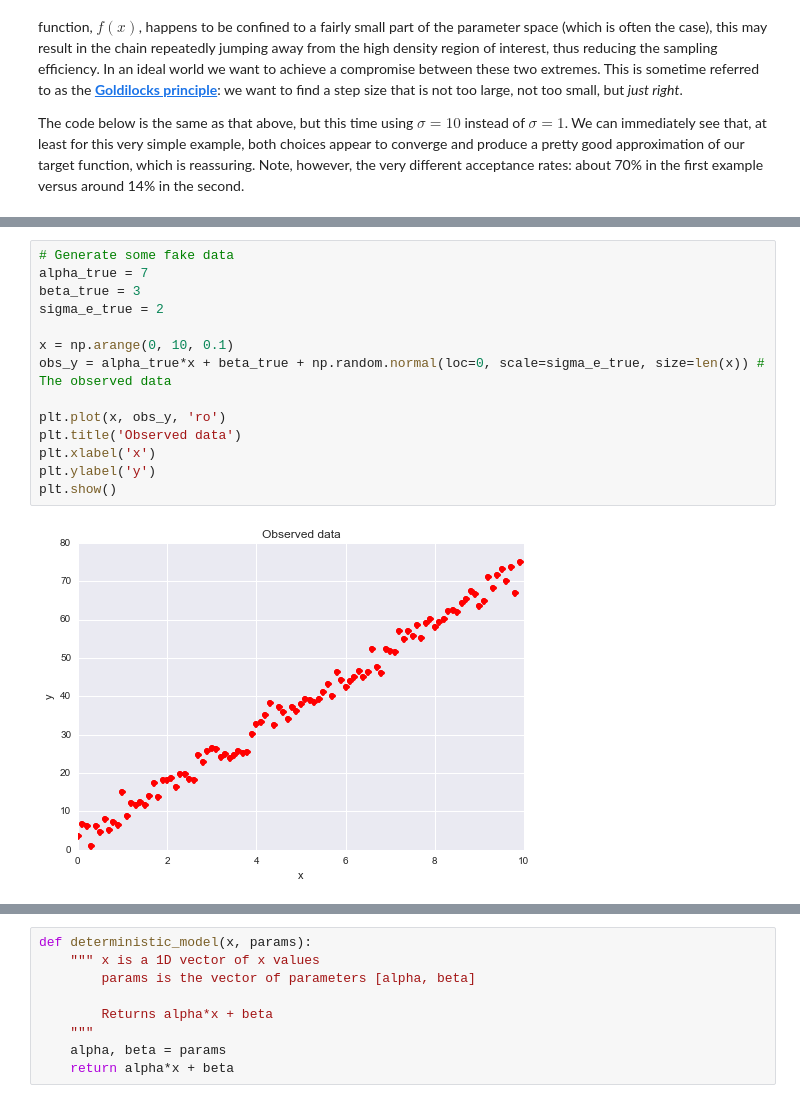
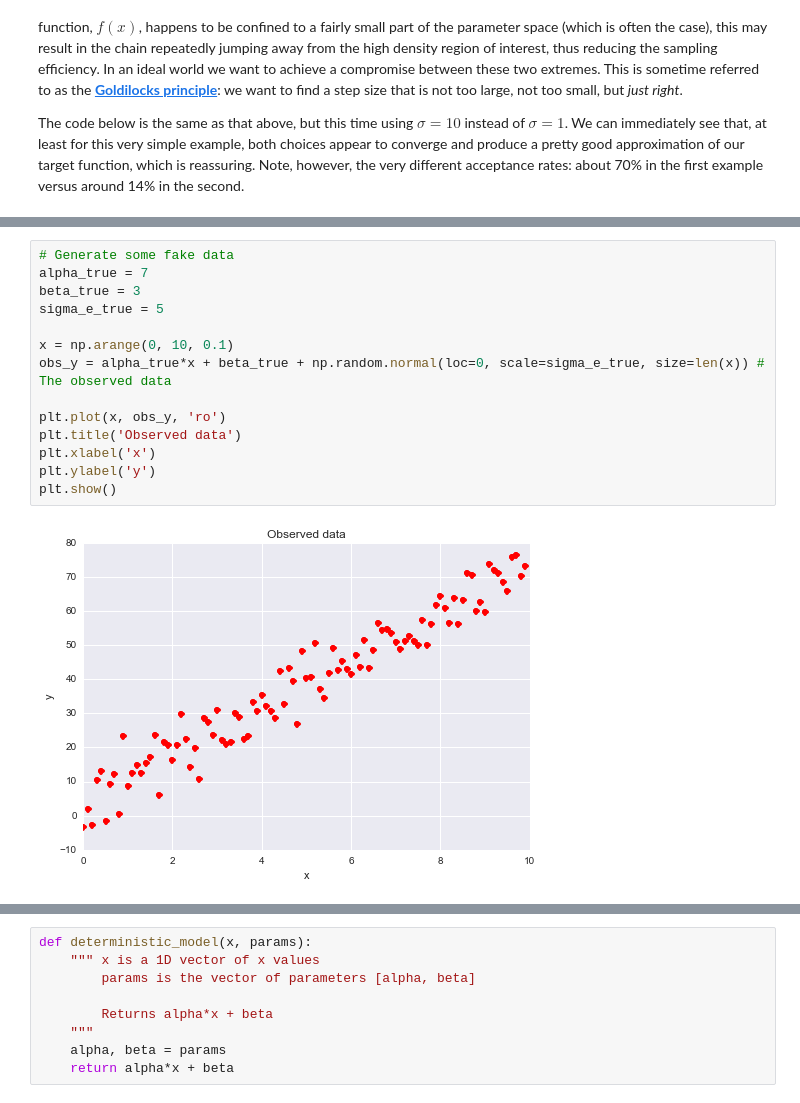
Before and after one commit to JamesSample/enviro_mod_notes, a Jupyter notebook: notebooks/04_MCMC.ipynb, the cells around one changed output, grey strips where cells are left out. Saved outputs shown, nothing was run; the diff lists cells and outputs as text.

```diff
--- a/notebooks/04_MCMC.ipynb
+++ b/notebooks/04_MCMC.ipynb
@@ -235,19 +235,19 @@ $$y = \alpha x + \beta + \epsilon \qquad where \qquad \epsilon \sim \mathcal{N}(
 # %%
 # Generate some fake data
 alpha_true = 7
 beta_true = 3
-sigma_e_true = 2
+sigma_e_true = 5
 
 x = np.arange(0, 10, 0.1)
 obs_y = alpha_true*x + beta_true + np.random.normal(loc=0, scale=sigma_e_true, size=len(x)) # The observed data
 
 plt.plot(x, obs_y, 'ro')
 plt.title('Observed data')
 plt.xlabel('x')
 plt.ylabel('y')
 plt.show()
 # %% [output]
-[figure, old version]
+[figure, new version]
 # %% [markdown]
 ### 7.2. Deterministic model
 
```
Also changed, not shown: parts of 19 cells of this notebook.
